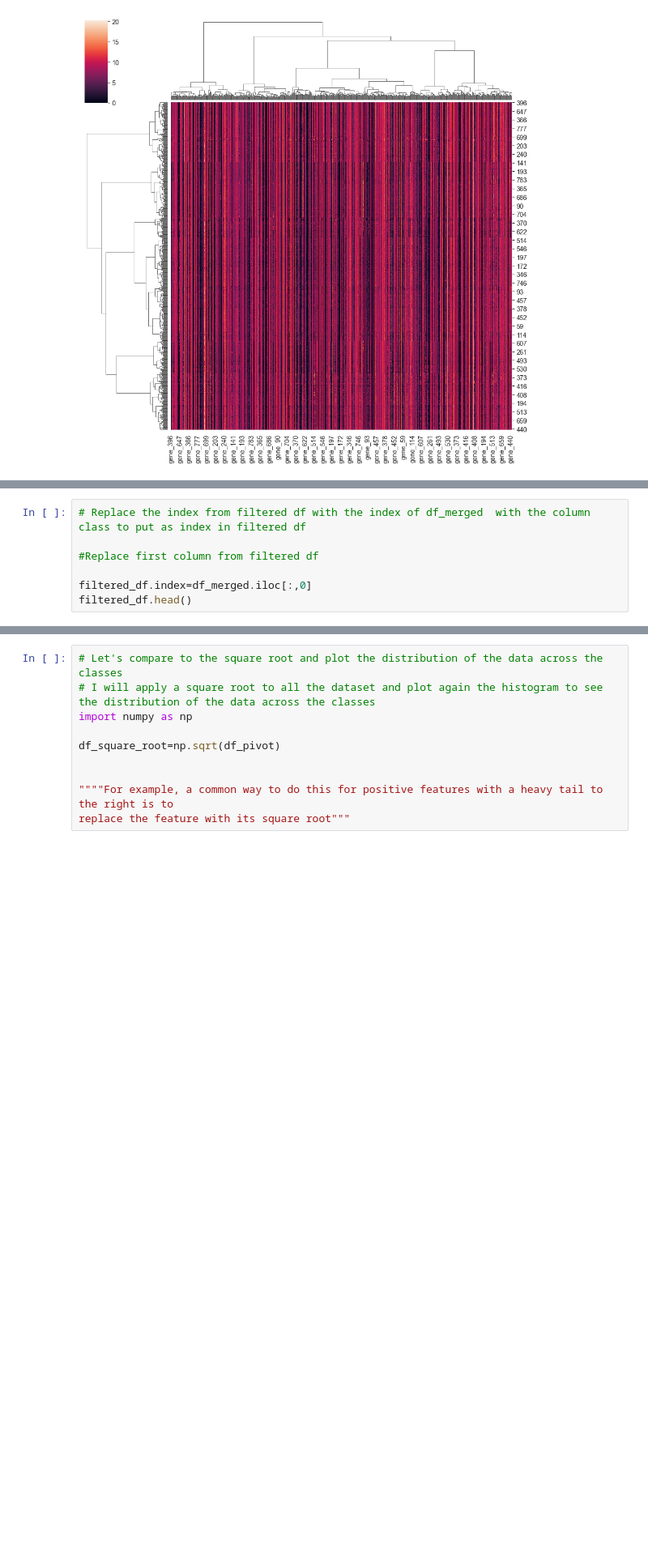
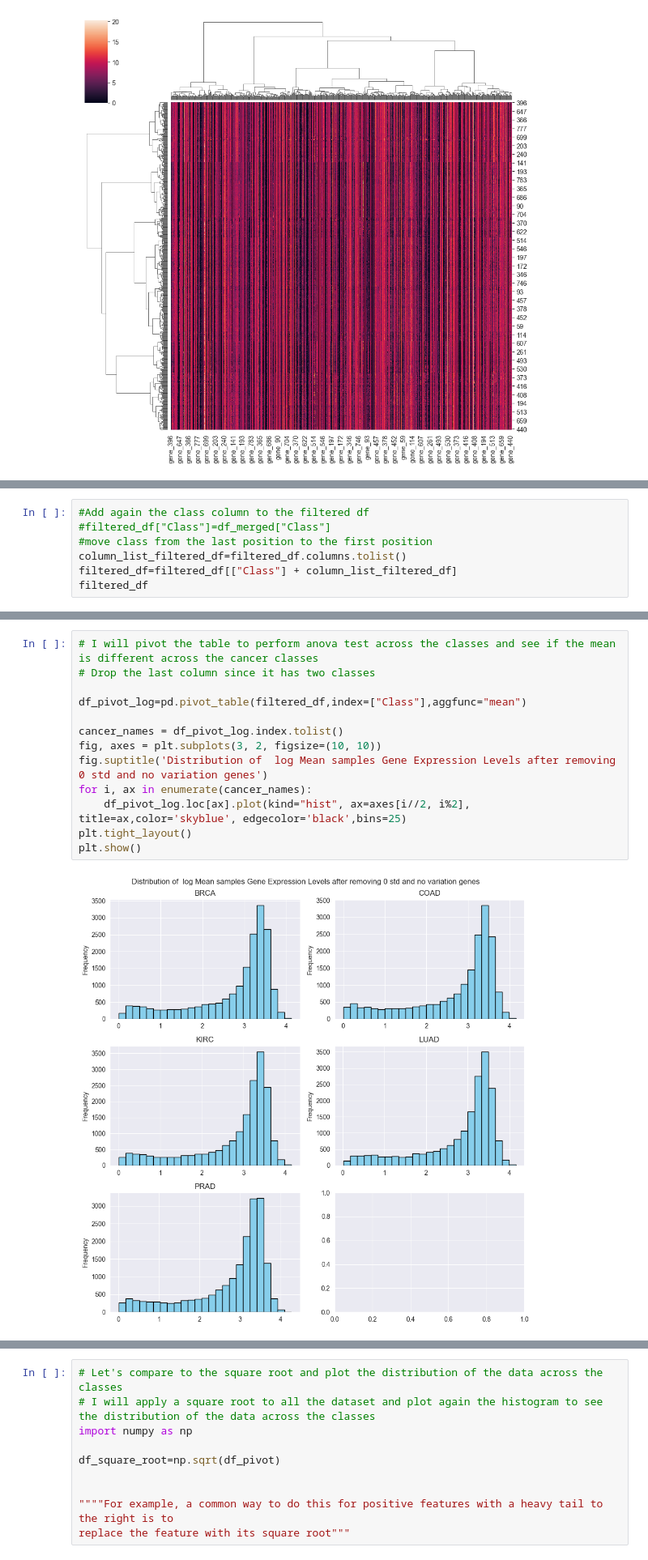
Before and after one commit to EdwinR01/DANA_4840, a Jupyter notebook: Edwin_DANA4840.ipynb, the cells around one changed output, grey strips where cells are left out. Shown at 81% size. Cells and saved outputs as stored; diff of their text form; blank space fills up the shorter version.

```diff
--- a/Edwin_DANA4840.ipynb
+++ b/Edwin_DANA4840.ipynb
@@ -195,10 +217,3 @@ print("The number of genes that show no variation are and standard deviation is
 # %% [output]
 The number of genes that show no variation are and standard deviation is zero are : 1927
 The number of genes that show no variation are and standard deviation is zero are : 267
-# %%
-# Replace the index from filtered df with the index of df_merged  with the column class to put as index in filtered df
-
-#Replace first column from filtered df
-
-filtered_df.index=df_merged.iloc[:,0]
-filtered_df.head()
@@ -247,0 +220,7 @@ df_pivot
+# %%
+#Add again the class column to the filtered df
+#filtered_df["Class"]=df_merged["Class"]
+#move class from the last position to the first position
+column_list_filtered_df=filtered_df.columns.tolist()
+filtered_df=filtered_df[["Class"] + column_list_filtered_df]
+filtered_df
@@ -247,0 +241,15 @@ df_pivot
+# %%
+# I will pivot the table to perform anova test across the classes and see if the mean is different across the cancer classes
+# Drop the last column since it has two classes
+
+df_pivot_log=pd.pivot_table(filtered_df,index=["Class"],aggfunc="mean")
+
+cancer_names = df_pivot_log.index.tolist()
+fig, axes = plt.subplots(3, 2, figsize=(10, 10))
+fig.suptitle('Distribution of  log Mean samples Gene Expression Levels after removing 0 std and no variation genes')
+for i, ax in enumerate(cancer_names):
+    df_pivot_log.loc[ax].plot(kind="hist", ax=axes[i//2, i%2], title=ax,color='skyblue', edgecolor='black',bins=25)
+plt.tight_layout()
+plt.show()
+# %% [output]
+[figure, added]
```
Also changed, not shown: parts of 59 cells of this notebook.
